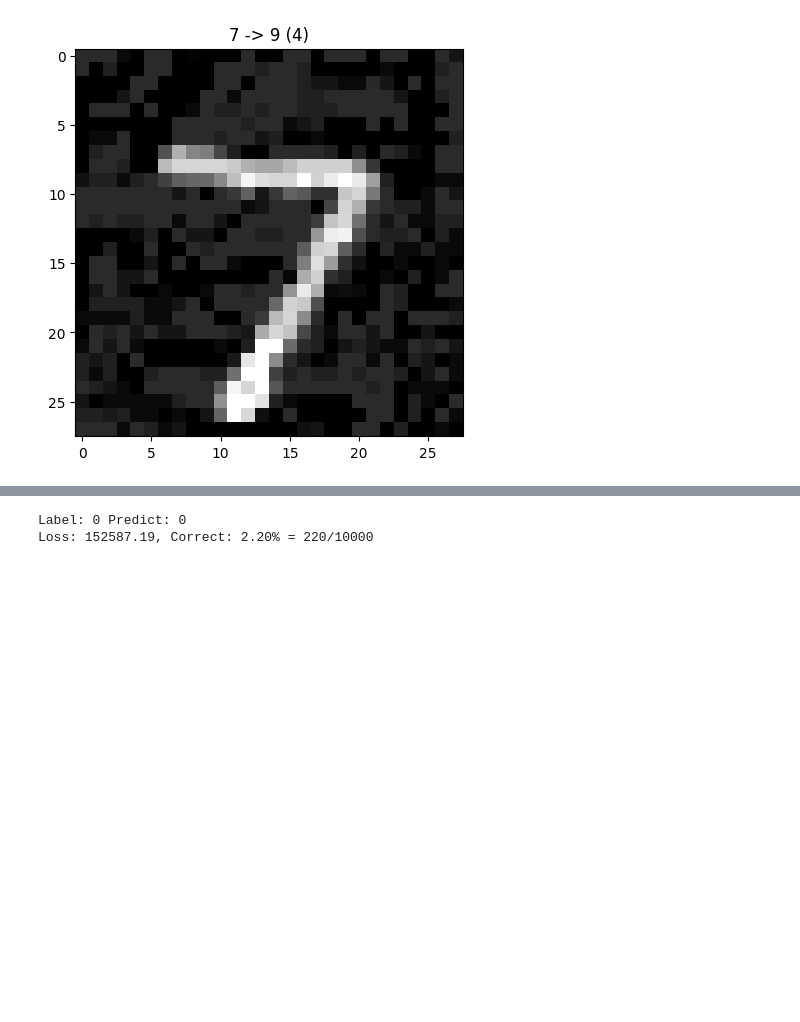
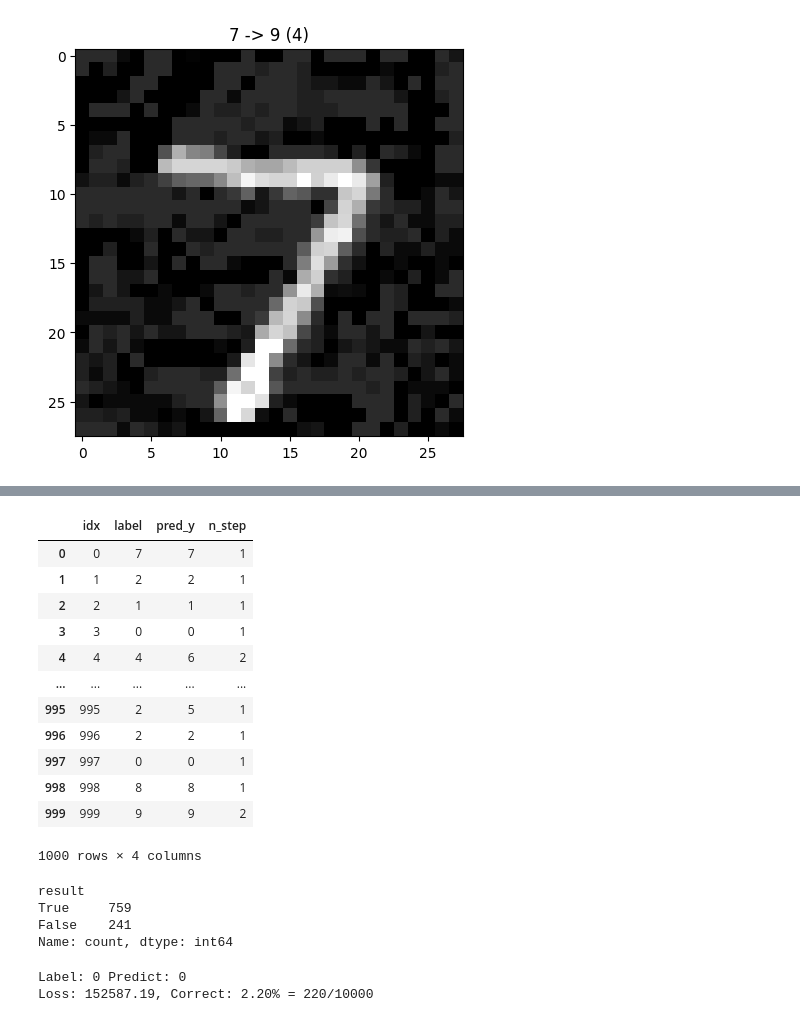
Before and after one commit to cramade/ae_detector, a Jupyter notebook: test.ipynb, the cells around one changed output, grey strips where cells are left out. Drawn from its saved outputs; the diff is of its cells as text; code cells hidden in the pictures; blank space fills up the shorter version.

```diff
--- a/test.ipynb
+++ b/test.ipynb
@@ -152,3 +159,28 @@ fig = sns.countplot(x='n_step', data=df)
+# %%
+df
+# %% [output]
+|  | idx | label | pred_y | n_step |
+| 0 | 0 | 7 | 7 | 1 |
+| 1 | 1 | 2 | 2 | 1 |
+| 2 | 2 | 1 | 1 | 1 |
+| 3 | 3 | 0 | 0 | 1 |
+| 4 | 4 | 4 | 6 | 2 |
+| ... | ... | ... | ... | ... |
+| 995 | 995 | 2 | 5 | 1 |
+| 996 | 996 | 2 | 2 | 1 |
+| 997 | 997 | 0 | 0 | 1 |
+| 998 | 998 | 8 | 8 | 1 |
+| 999 | 999 | 9 | 9 | 2 |
+1000 rows × 4 columns
+# %%
+df['result'] = df['label'] == df['pred_y']
+
+df['result'].value_counts()
+# %% [output]
+result
+True     759
+False    241
+Name: count, dtype: int64
 # %%
 transform_test = transforms.Compose([
     transforms.Grayscale(num_output_channels=1),
```
Also changed, not shown: parts of 4 cells of this notebook, 1 other file.
